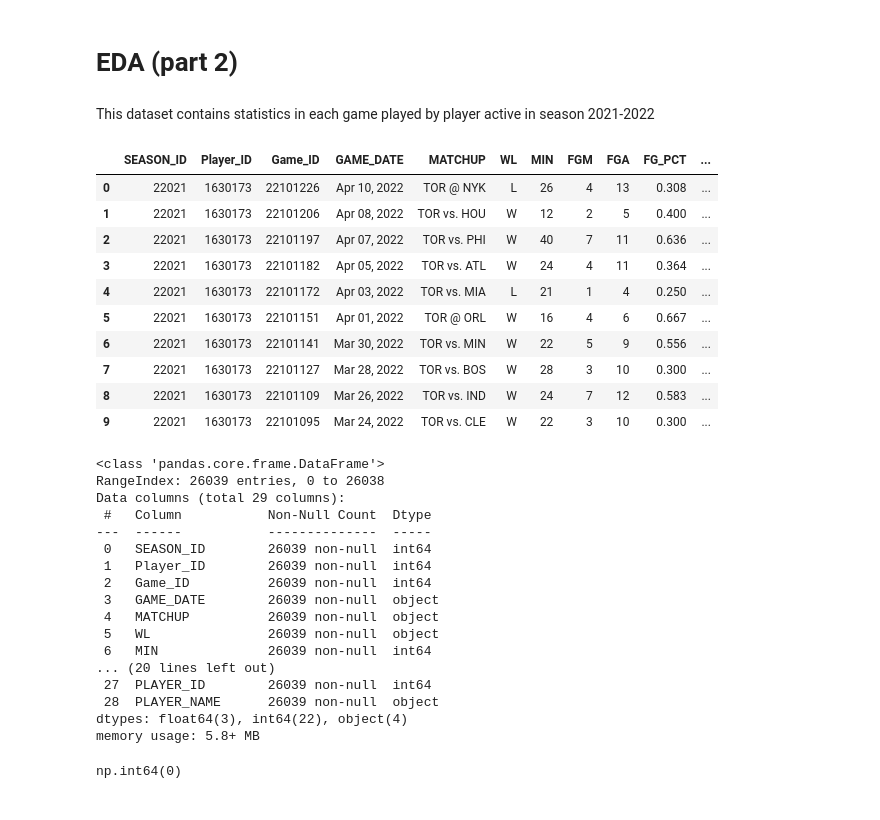
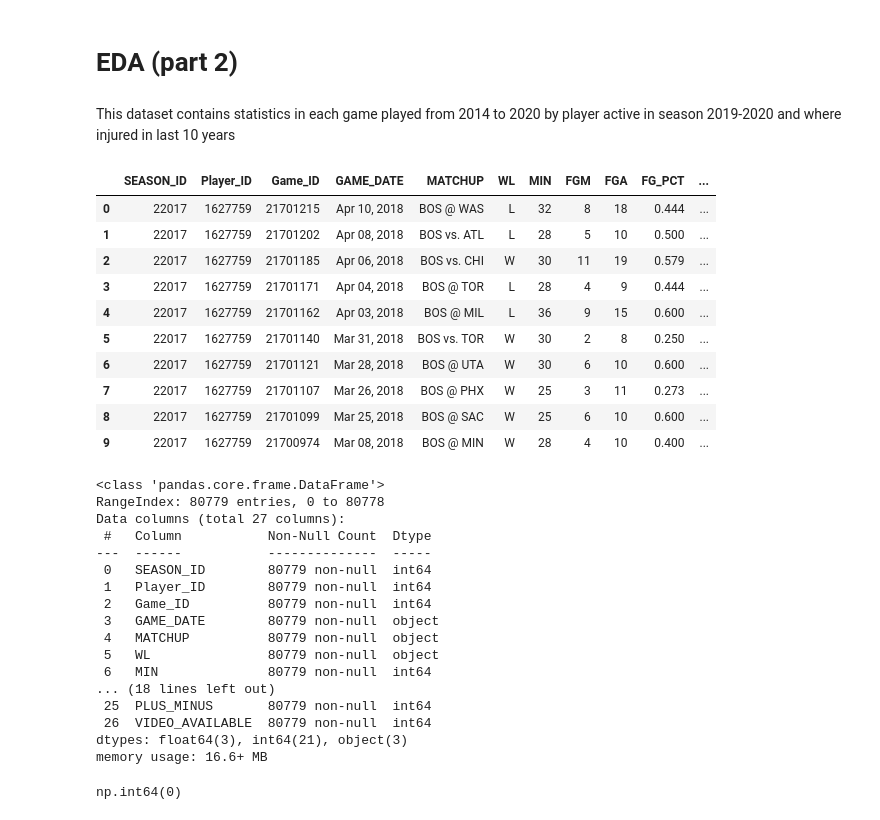
Before and after one commit to IgorCzarnoglowski/NBA-Injury-Risk-and-Detection-Project, a Jupyter notebook: notebooks/EDA.ipynb, the cells around one changed output. Drawn from its saved outputs; the diff is of its cells as text; code cells hidden in the pictures.

```diff
--- a/notebooks/EDA.ipynb
+++ b/notebooks/EDA.ipynb
@@ -169,45 +169,45 @@ Anyway we can see clear increase in injuries, which might be because teams are m
 # %% [markdown]
 # EDA (part 2)
 # %% [markdown]
-This dataset contains statistics in each game played by player active in season 2021-2022
+This dataset contains statistics in each game played from 2014 to 2020 by player active in season 2019-2020 and where injured in last 10 years
 # %%
-DATASET_PATH = os.path.join(os.getcwd(), '..', 'data', 'gamelogs_2021_22.csv')
+DATASET_PATH = os.path.join(os.getcwd(), '..', 'data', 'gamelogs_2014_2020.csv')
 pd.set_option('display.max_columns',50)
 
 df = pd.read_csv(DATASET_PATH)
 df.head(10)
 # %% [output]
 |  | SEASON_ID | Player_ID | Game_ID | GAME_DATE | MATCHUP | WL | MIN | FGM | FGA | FG_PCT | ... |
-| 0 | 22021 | 1630173 | 22101226 | Apr 10, 2022 | TOR @ NYK | L | 26 | 4 | 13 | 0.308 | ... |
-| 1 | 22021 | 1630173 | 22101206 | Apr 08, 2022 | TOR vs. HOU | W | 12 | 2 | 5 | 0.400 | ... |
-| 2 | 22021 | 1630173 | 22101197 | Apr 07, 2022 | TOR vs. PHI | W | 40 | 7 | 11 | 0.636 | ... |
-| 3 | 22021 | 1630173 | 22101182 | Apr 05, 2022 | TOR vs. ATL | W | 24 | 4 | 11 | 0.364 | ... |
-| 4 | 22021 | 1630173 | 22101172 | Apr 03, 2022 | TOR vs. MIA | L | 21 | 1 | 4 | 0.250 | ... |
-| 5 | 22021 | 1630173 | 22101151 | Apr 01, 2022 | TOR @ ORL | W | 16 | 4 | 6 | 0.667 | ... |
-| 6 | 22021 | 1630173 | 22101141 | Mar 30, 2022 | TOR vs. MIN | W | 22 | 5 | 9 | 0.556 | ... |
-| 7 | 22021 | 1630173 | 22101127 | Mar 28, 2022 | TOR vs. BOS | W | 28 | 3 | 10 | 0.300 | ... |
-| 8 | 22021 | 1630173 | 22101109 | Mar 26, 2022 | TOR vs. IND | W | 24 | 7 | 12 | 0.583 | ... |
-| 9 | 22021 | 1630173 | 22101095 | Mar 24, 2022 | TOR vs. CLE | W | 22 | 3 | 10 | 0.300 | ... |
+| 0 | 22017 | 1627759 | 21701215 | Apr 10, 2018 | BOS @ WAS | L | 32 | 8 | 18 | 0.444 | ... |
+| 1 | 22017 | 1627759 | 21701202 | Apr 08, 2018 | BOS vs. ATL | L | 28 | 5 | 10 | 0.500 | ... |
+| 2 | 22017 | 1627759 | 21701185 | Apr 06, 2018 | BOS vs. CHI | W | 30 | 11 | 19 | 0.579 | ... |
+| 3 | 22017 | 1627759 | 21701171 | Apr 04, 2018 | BOS @ TOR | L | 28 | 4 | 9 | 0.444 | ... |
+| 4 | 22017 | 1627759 | 21701162 | Apr 03, 2018 | BOS @ MIL | L | 36 | 9 | 15 | 0.600 | ... |
+| 5 | 22017 | 1627759 | 21701140 | Mar 31, 2018 | BOS vs. TOR | W | 30 | 2 | 8 | 0.250 | ... |
+| 6 | 22017 | 1627759 | 21701121 | Mar 28, 2018 | BOS @ UTA | W | 30 | 6 | 10 | 0.600 | ... |
+| 7 | 22017 | 1627759 | 21701107 | Mar 26, 2018 | BOS @ PHX | W | 25 | 3 | 11 | 0.273 | ... |
+| 8 | 22017 | 1627759 | 21701099 | Mar 25, 2018 | BOS @ SAC | W | 25 | 6 | 10 | 0.600 | ... |
+| 9 | 22017 | 1627759 | 21700974 | Mar 08, 2018 | BOS @ MIN | W | 28 | 4 | 10 | 0.400 | ... |
 # %%
 df.info()
 # %% [output]
 <class 'pandas.core.frame.DataFrame'>
-RangeIndex: 26039 entries, 0 to 26038
-Data columns (total 29 columns):
+RangeIndex: 80779 entries, 0 to 80778
+Data columns (total 27 columns):
  #   Column           Non-Null Count  Dtype
 ---  ------           --------------  -----
- 0   SEASON_ID        26039 non-null  int64
- 1   Player_ID        26039 non-null  int64
- 2   Game_ID          26039 non-null  int64
- 3   GAME_DATE        26039 non-null  object
- 4   MATCHUP          26039 non-null  object
- 5   WL               26039 non-null  object
- 6   MIN              26039 non-null  int64
-... (20 lines left out)
- 27  PLAYER_ID        26039 non-null  int64
- 28  PLAYER_NAME      26039 non-null  object
-dtypes: float64(3), int64(22), object(4)
-memory usage: 5.8+ MB
+ 0   SEASON_ID        80779 non-null  int64
+ 1   Player_ID        80779 non-null  int64
+ 2   Game_ID          80779 non-null  int64
+ 3   GAME_DATE        80779 non-null  object
+ 4   MATCHUP          80779 non-null  object
+ 5   WL               80779 non-null  object
+ 6   MIN              80779 non-null  int64
+... (18 lines left out)
+ 25  PLUS_MINUS       80779 non-null  int64
+ 26  VIDEO_AVAILABLE  80779 non-null  int64
+dtypes: float64(3), int64(21), object(3)
+memory usage: 16.6+ MB
 # %%
 df.duplicated().sum()
 # %% [output]
```
Also changed, not shown: parts of 17 cells of this notebook.
